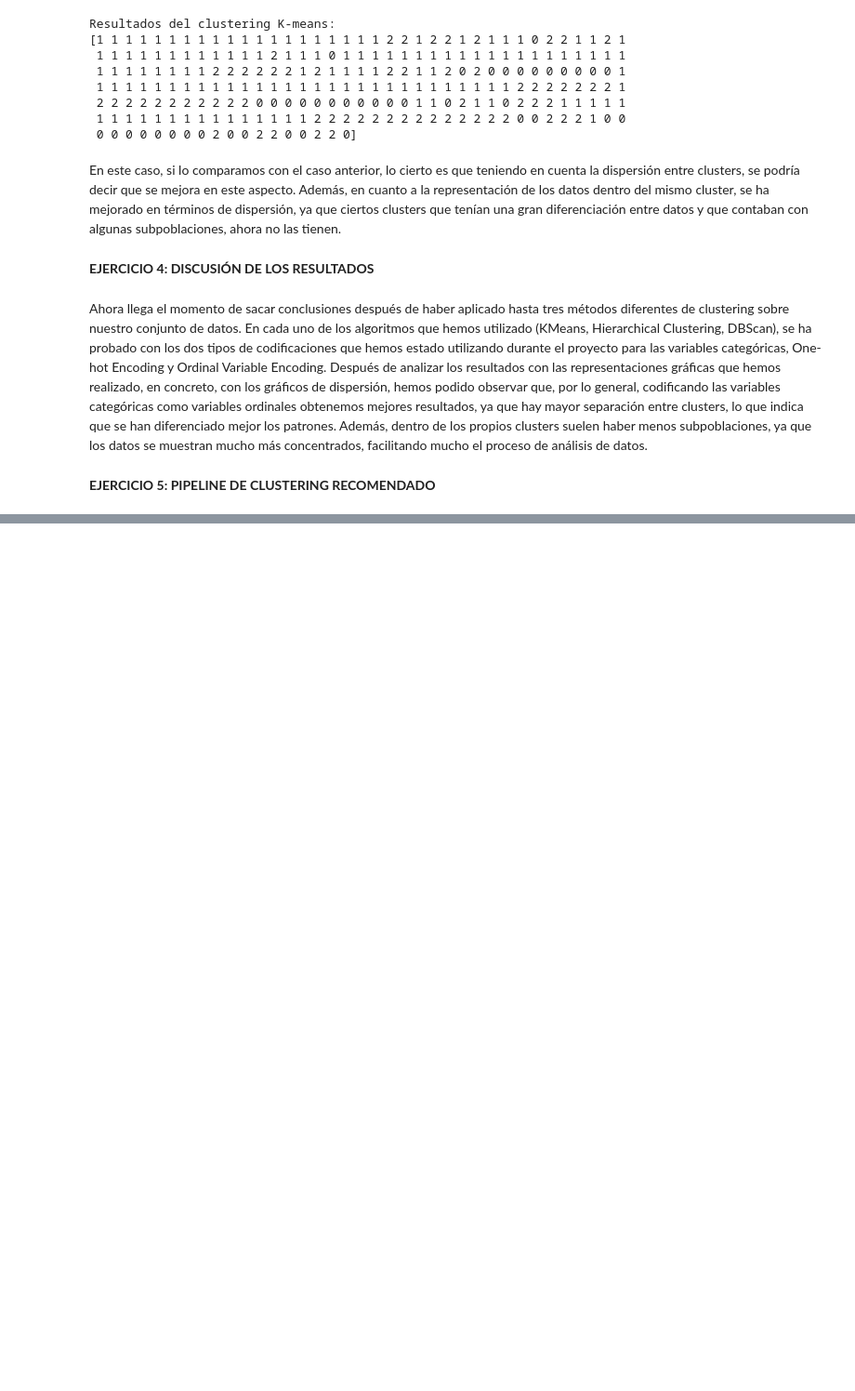
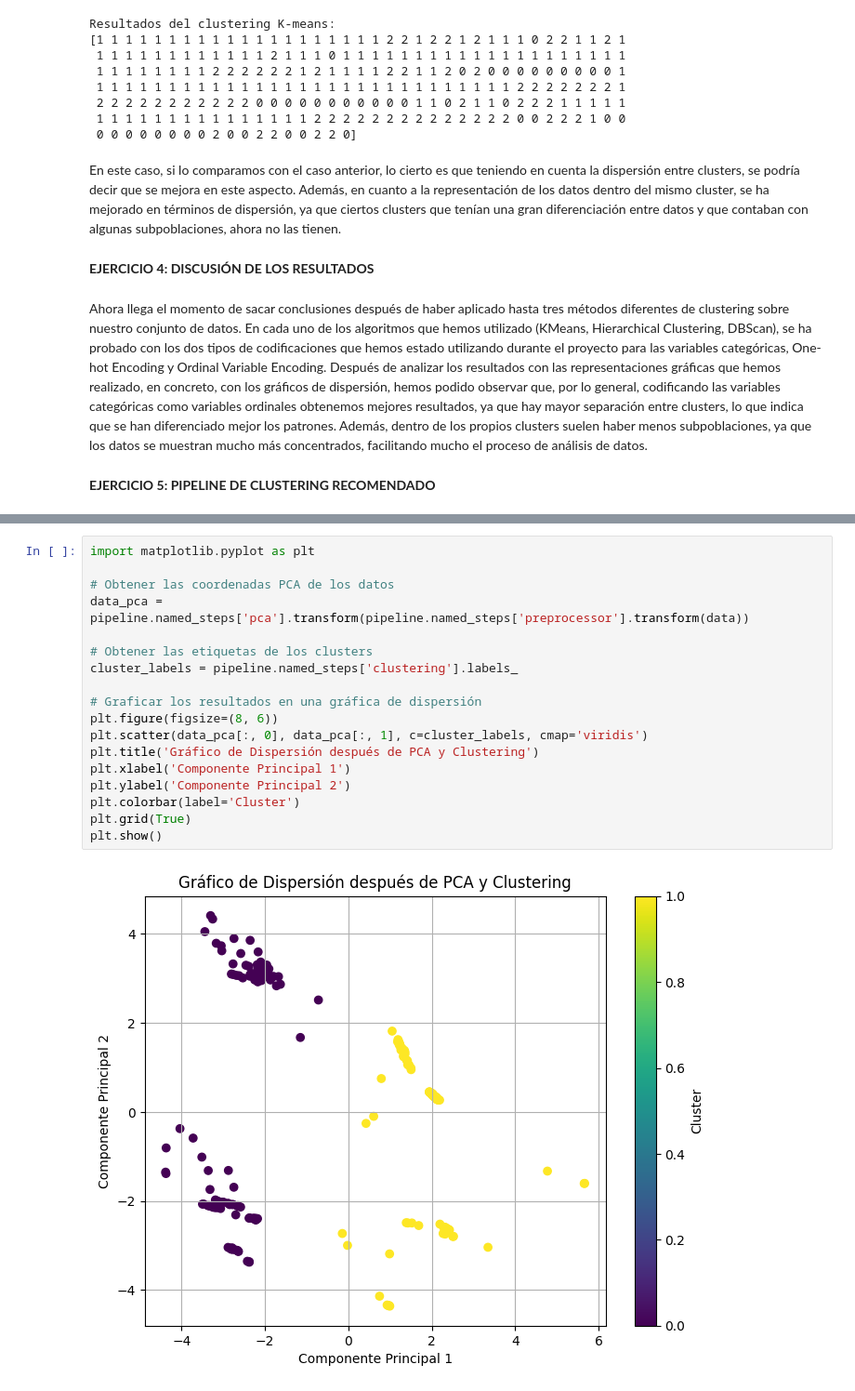
Before and after one commit to MigueLucena/Determinaci-n-Tipos-de-Estrellas, a Jupyter notebook: Practica2NT1.ipynb, the cells around one changed output, grey strips where cells are left out. Shown at 93% size. Saved outputs shown, nothing was run; the diff lists cells and outputs as text; blank space fills up the shorter version.

```diff
--- a/Practica2NT1.ipynb
+++ b/Practica2NT1.ipynb
@@ -665,0 +752,20 @@ Después de analizar los resultados con las representaciones gráficas que hemos
+# %%
+import matplotlib.pyplot as plt
+
+# Obtener las coordenadas PCA de los datos
+data_pca = pipeline.named_steps['pca'].transform(pipeline.named_steps['preprocessor'].transform(data))
+
+# Obtener las etiquetas de los clusters
+cluster_labels = pipeline.named_steps['clustering'].labels_
+
+# Graficar los resultados en una gráfica de dispersión
+plt.figure(figsize=(8, 6))
+plt.scatter(data_pca[:, 0], data_pca[:, 1], c=cluster_labels, cmap='viridis')
+plt.title('Gráfico de Dispersión después de PCA y Clustering')
+plt.xlabel('Componente Principal 1')
+plt.ylabel('Componente Principal 2')
+plt.colorbar(label='Cluster')
+plt.grid(True)
+plt.show()
+# %% [output]
+[figure, added]
```
Also changed, not shown: parts of 5 cells of this notebook.
